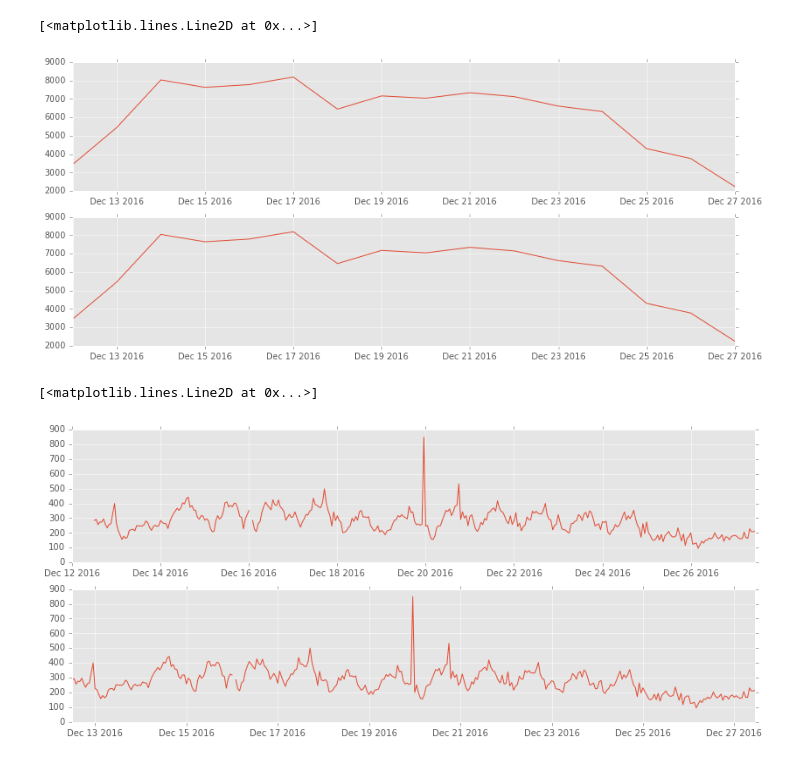
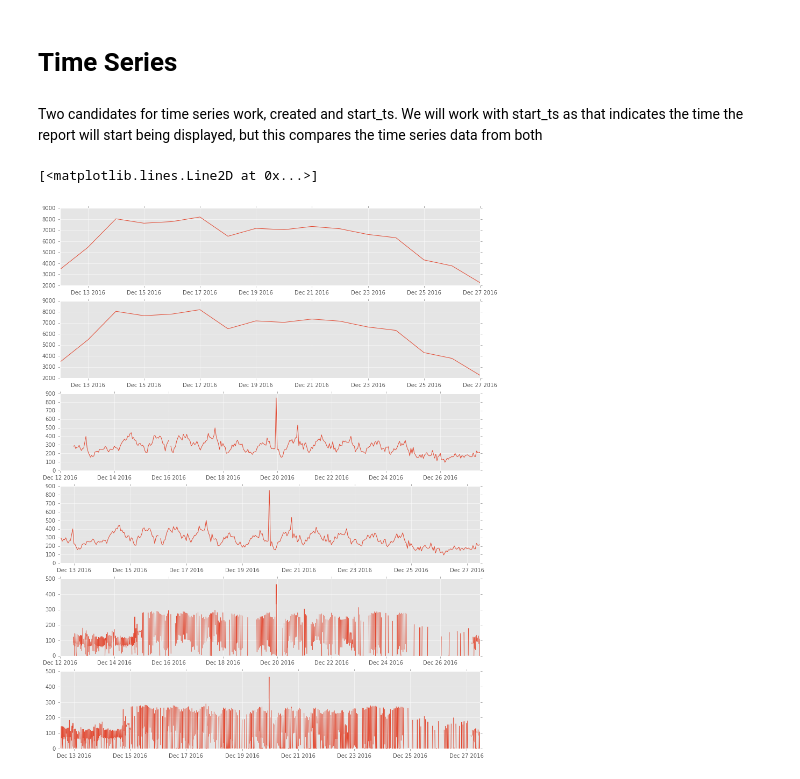
Before and after one commit to brendan-dorsey/stabilitas-thresholds, a Jupyter notebook: initial_eda.ipynb, the cells around one changed output. Saved outputs shown, nothing was run; the diff lists cells and outputs as text; code cells hidden in the pictures.

```diff
--- a/initial_eda.ipynb
+++ b/initial_eda.ipynb
@@ -99,3 +126,7 @@ plt.scatter(location_df["lon"], location_df["lat"], alpha=0.02)
+# %% [markdown]
+# Time Series
+# %% [markdown]
+Two candidates for time series work, created and start_ts. We will work with start_ts as that indicates the time the report will start being displayed, but this compares the time series data from both
 # %%
 start_timeseries = pd.Series(np.ones(len(df))).reindex(
         pd.to_datetime(
@@ -119,16 +150,13 @@ c_daily = c_ts.resample("d").sum()
 c_hourly = c_ts.resample("H").sum()
 c_ten_mins = c_ts.resample("10T").sum()
 # %%
-fig, axes = plt.subplots(2, figsize=(14,6))
+fig, axes = plt.subplots(6, figsize=(14,18))
 axes[0].plot(daily)
 axes[1].plot(c_daily)
+axes[2].plot(hourly)
+axes[3].plot(c_hourly)
+axes[4].plot(ten_mins)
+axes[5].plot(c_ten_mins)
 # %% [output]
 [<matplotlib.lines.Line2D at 0x...>]
-[figure, old version]
+[figure, new version]
-# %%
-fig, axes = plt.subplots(2, figsize=(14,6))
-axes[0].plot(hourly)
-axes[1].plot(c_hourly)
-# %% [output]
-[<matplotlib.lines.Line2D at 0x...>]
-[figure, removed]
```
Also changed, not shown: parts of 20 cells of this notebook.
